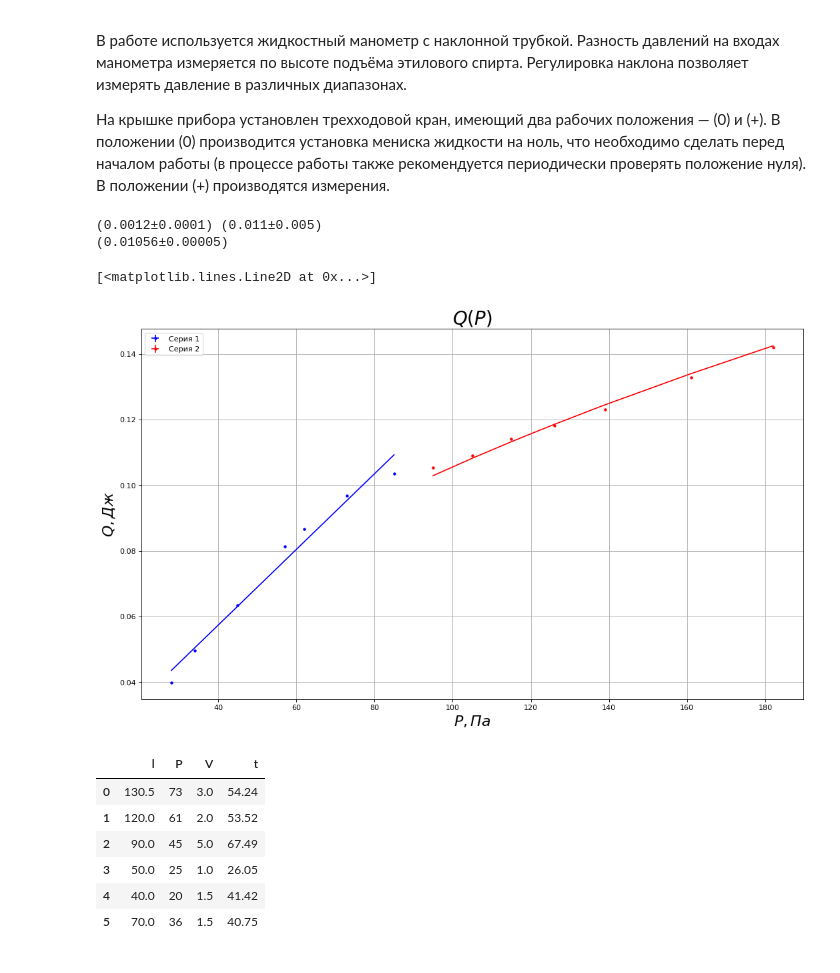
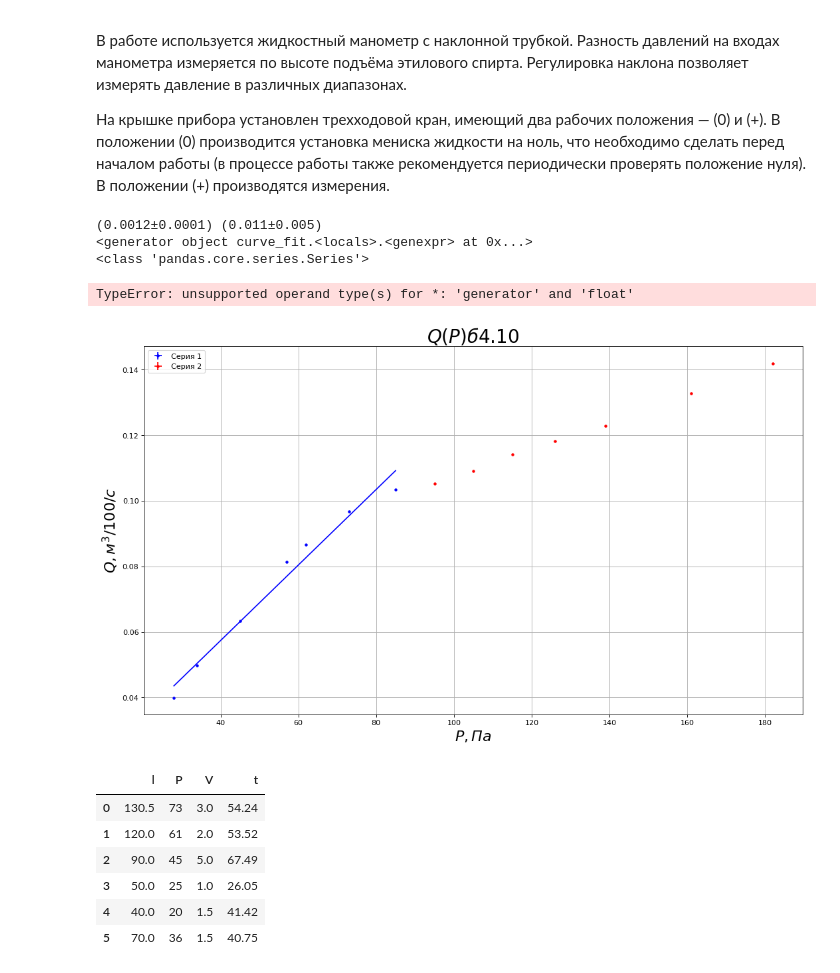
Before and after one commit to skolkovo-bba/labs3, a Jupyter notebook: 1.3.3/lab133.ipynb, the cells around one changed output. Saved outputs shown, nothing was run; the diff lists cells and outputs as text; code cells hidden in the pictures.

```diff
--- a/1.3.3/lab133.ipynb
+++ b/1.3.3/lab133.ipynb
@@ -67,33 +66,36 @@ b = m[7:]
 # %%
 plt.figure(figsize=(16, 9), dpi=80)
 
 plt.errorbar(x=a["P"].agg(lb.get_var), y=a["y"].agg(lb.get_var), xerr=a["P"].agg(lb.get_err), yerr=a["y"].agg(lb.get_err),
  fmt='.', label='Серия 1', color="blue")
 plt.errorbar(x=b["P"].agg(lb.get_var), y=b["y"].agg(lb.get_var), xerr=b["P"].agg(lb.get_err), yerr=b["y"].agg(lb.get_err),
  fmt='.', label='Серия 2', color="red")
 
 plt.title(r"$Q(P)б 4.10$", fontsize=25)
 plt.xlabel(r"$P, Па$", fontsize=20)
 plt.ylabel(r"$Q, м^3/100/c$", fontsize=20)
 plt.grid(True)
 plt.legend()
 
 k, de = lb.curve_fit(xdata=a["P"], ydata=a["y"])
 print(k, de)
 plt.plot(a["P"], lb.line(a["P"], k, de), label="Зависимость 1", color="blue")
 
 def root(x, a):
     return a * x ** 0.5
 
-params, cov = curve_fit(root, xdata=b["P"].agg(lb.get_var), ydata=b["y"].agg(lb.get_var))
-k = lb.Value(params[0], np.sqrt(cov[0][0]))
+(k) = lb.curve_fit(b["P"].agg(lb.get_var), b["y"].agg(lb.get_var), root)
 print(k)
-plt.plot(b["P"].agg(lb.get_var), root(b["P"].agg(lb.get_var), lb.get_var(k)), label="Зависимость 2", color="red")
+print(type(b["P"].agg(lb.get_var)))
+plt.plot(b["P"].agg(lb.get_var),
+         root(b["P"].agg(lb.get_var), k).agg(lb.get_var),
+         label="Зависимость 2", color="red")
 # %% [output]
 (0.0012±0.0001) (0.011±0.005)
-(0.01056±0.00005)
+<generator object curve_fit.<locals>.<genexpr> at 0x...>
+<class 'pandas.core.series.Series'>
-[<matplotlib.lines.Line2D at 0x...>]
+TypeError: unsupported operand type(s) for *: 'generator' and 'float'
-[figure, old version]
+[figure, new version]
 # %%
 m = pd.read_csv("data2.csv")
 m
```
Also changed, not shown: parts of 1 cell of this notebook, 3 other files.
